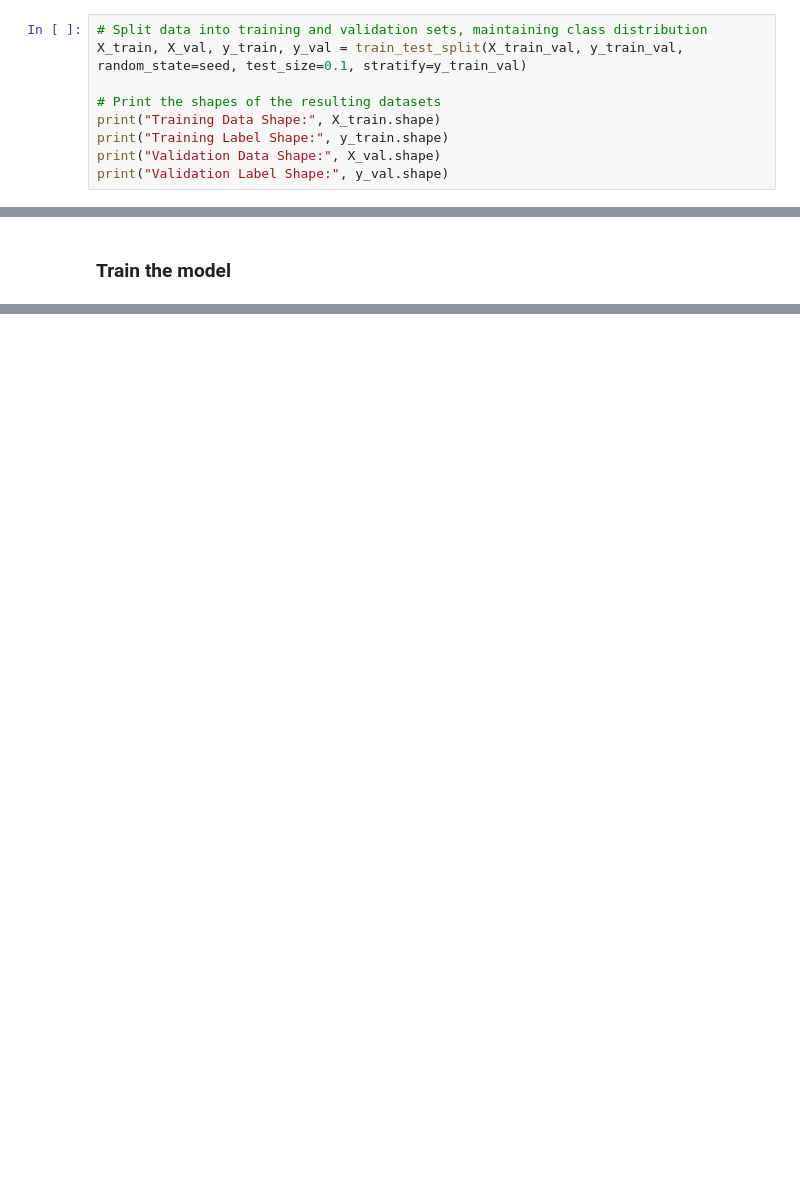
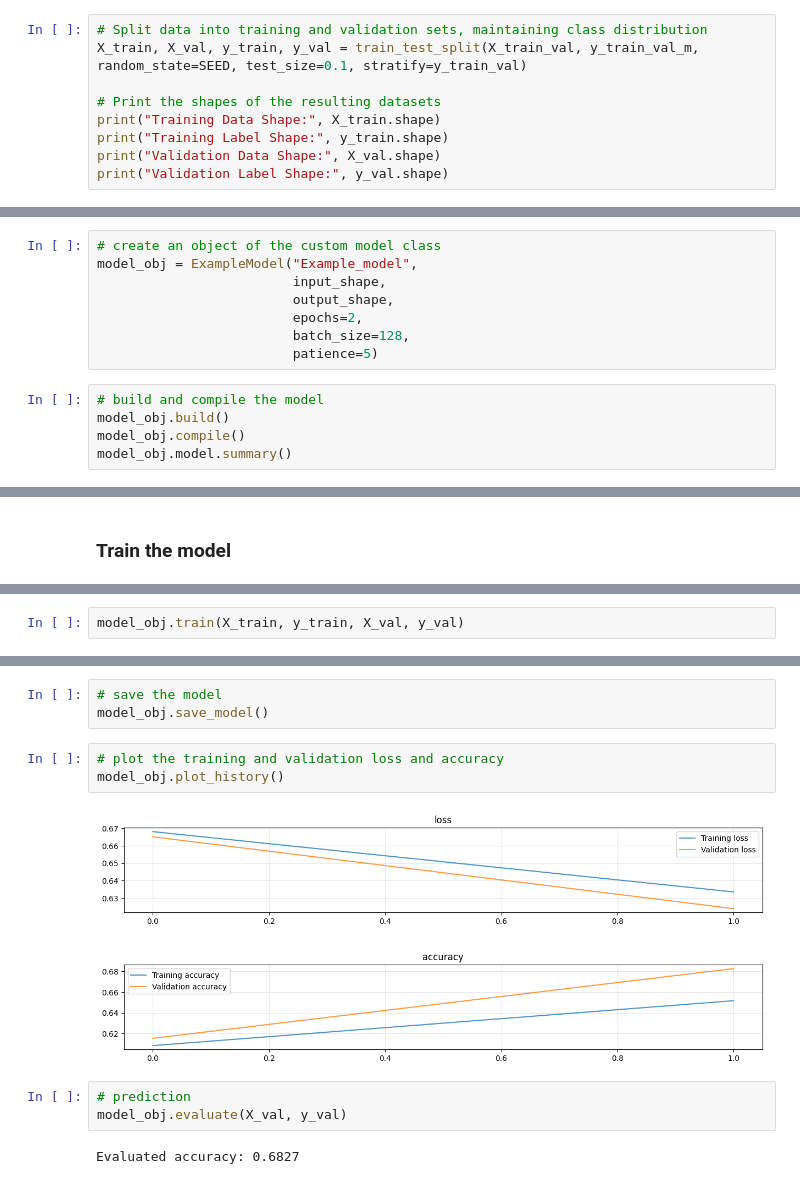
Before and after one commit to davide-gurrieri/plants-classifier, a Jupyter notebook: main.ipynb, the cells around one changed output, grey strips where cells are left out. Cells and saved outputs as stored; diff of their text form; blank space fills up the shorter version.

```diff
--- a/main.ipynb
+++ b/main.ipynb
@@ -160,6 +126,6 @@ y_train_val = tfk.utils.to_categorical(y_train_val)
 # %%
 # Split data into training and validation sets, maintaining class distribution
-X_train, X_val, y_train, y_val = train_test_split(X_train_val, y_train_val, random_state=seed, test_size=0.1, stratify=y_train_val)
+X_train, X_val, y_train, y_val = train_test_split(X_train_val, y_train_val_m, random_state=SEED, test_size=0.1, stratify=y_train_val)
 
 # Print the shapes of the resulting datasets
 print("Training Data Shape:", X_train.shape)
@@ -256,0 +157,13 @@ _________________________________________________________________
+# %%
+# create an object of the custom model class
+model_obj = ExampleModel("Example_model",
+                         input_shape,
+                         output_shape,
+                         epochs=2,
+                         batch_size=128,
+                         patience=5)
+# %%
+# build and compile the model
+model_obj.build()
+model_obj.compile()
+model_obj.model.summary()
@@ -329,0 +190,2 @@ Validation accuracy: 0.7904
+# %%
+model_obj.train(X_train, y_train, X_val, y_val)
@@ -329,0 +197,14 @@ Validation accuracy: 0.7904
+# %%
+# save the model
+model_obj.save_model()
+# %%
+# plot the training and validation loss and accuracy
+model_obj.plot_history()
+# %% [output]
+[figure, added]
+[figure, added]
+# %%
+# prediction
+model_obj.evaluate(X_val, y_val)
+# %% [output]
+Evaluated accuracy: 0.6827
```
Also changed, not shown: parts of 18 cells of this notebook, 3 other files.
